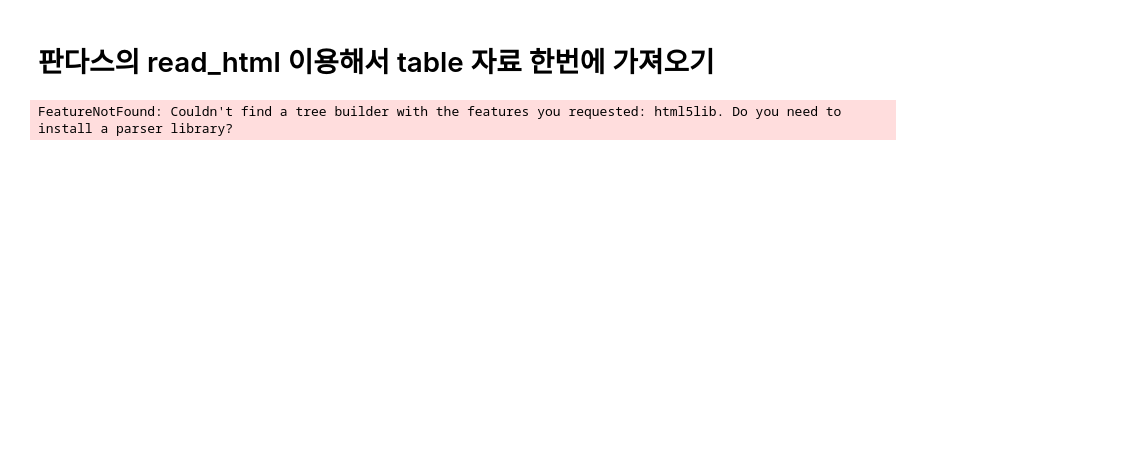
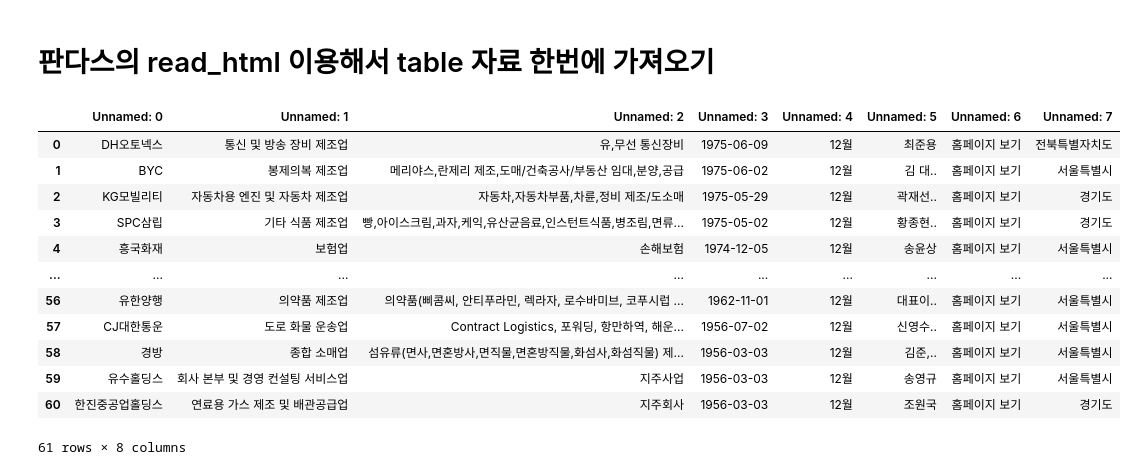
Before and after one commit to akafintech/fintech_service_2nd_aka, a Jupyter notebook: 04data_scraping/06requests_Post로_자료가져오기.ipynb, the cells around one changed output. Drawn from its saved outputs; the diff is of its cells as text; code cells hidden in the pictures; blank space fills up the shorter version.

```diff
--- a/04data_scraping/06requests_Post로_자료가져오기.ipynb
+++ b/04data_scraping/06requests_Post로_자료가져오기.ipynb
@@ -258,6 +255,18 @@ NameError: name 'conn' is not defined
 # %% [markdown]
 # 판다스의 read_html 이용해서 table 자료 한번에 가져오기
 # %%
-pd.read_html(soup.select_one("table").text)
+pd.read_html(r.text)[0]
 # %% [output]
+|  | Unnamed: 0 | Unnamed: 1 | Unnamed: 2 | Unnamed: 3 | Unnamed: 4 | Unnamed: 5 | Unnamed: 6 | Unnamed: 7 |
+| 0 | DH오토넥스 | 통신 및 방송 장비 제조업 | 유,무선 통신장비 | 1975-06-09 | 12월 | 최준용 | 홈페이지 보기 | 전북특별자치도 |
+| 1 | BYC | 봉제의복 제조업 | 메리야스,란제리 제조,도매/건축공사/부동산 임대,분양,공급 | 1975-06-02 | 12월 | 김 대.. | 홈페이지 보기 | 서울특별시 |
+| 2 | KG모빌리티 | 자동차용 엔진 및 자동차 제조업 | 자동차,자동차부품,차륜,정비 제조/도소매 | 1975-05-29 | 12월 | 곽재선.. | 홈페이지 보기 | 경기도 |
+| 3 | SPC삼립 | 기타 식품 제조업 | 빵,아이스크림,과자,케익,유산균음료,인스턴트식품,병조림,면류... | 1975-05-02 | 12월 | 황종현.. | 홈페이지 보기 | 경기도 |
+| 4 | 흥국화재 | 보험업 | 손해보험 | 1974-12-05 | 12월 | 송윤상 | 홈페이지 보기 | 서울특별시 |
+| ... | ... | ... | ... | ... | ... | ... | ... | ... |
+| 56 | 유한양행 | 의약품 제조업 | 의약품(삐콤씨, 안티푸라민, 렉라자, 로수바미브, 코푸시럽 ... | 1962-11-01 | 12월 | 대표이.. | 홈페이지 보기 | 서울특별시 |
+| 57 | CJ대한통운 | 도로 화물 운송업 | Contract Logistics, 포워딩, 항만하역, 해운... | 1956-07-02 | 12월 | 신영수.. | 홈페이지 보기 | 서울특별시 |
+| 58 | 경방 | 종합 소매업 | 섬유류(면사,면혼방사,면직물,면혼방직물,화섬사,화섬직물) 제... | 1956-03-03 | 12월 | 김준,.. | 홈페이지 보기 | 서울특별시 |
+| 59 | 유수홀딩스 | 회사 본부 및 경영 컨설팅 서비스업 | 지주사업 | 1956-03-03 | 12월 | 송영규 | 홈페이지 보기 | 서울특별시 |
+| 60 | 한진중공업홀딩스 | 연료용 가스 제조 및 배관공급업 | 지주회사 | 1956-03-03 | 12월 | 조원국 | 홈페이지 보기 | 경기도 |
-FeatureNotFound: Couldn't find a tree builder with the features you requested: html5lib. Do you need to install a parser library?
+61 rows × 8 columns
```
Also changed, not shown: parts of 5 cells of this notebook, 7 other files.
